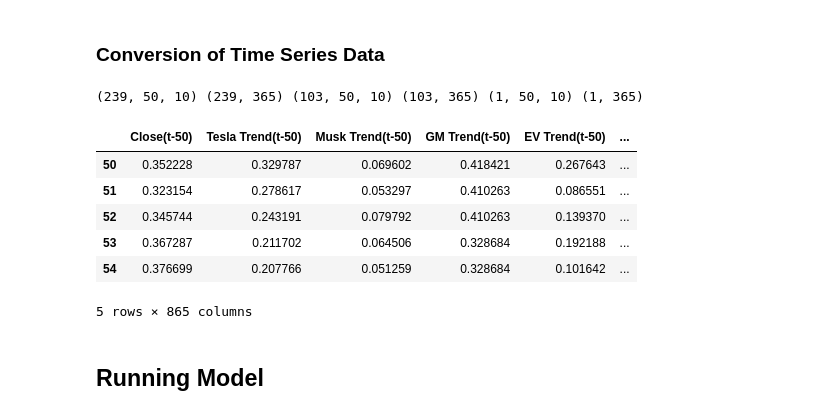
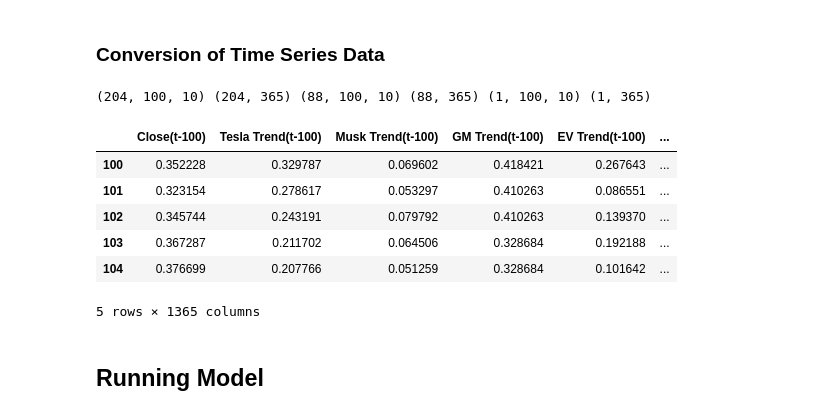
Before and after one commit to TLChilton/Senior_Capstone, a Jupyter notebook: Thomas/LSTMTestBed.ipynb, the cells around one changed output. Drawn from its saved outputs; the diff is of its cells as text; code cells hidden in the pictures.

```diff
--- a/Thomas/LSTMTestBed.ipynb
+++ b/Thomas/LSTMTestBed.ipynb
@@ -132,44 +132,44 @@ values = values.astype('float32')
 scaler = MinMaxScaler(feature_range=(0,1))
 scaled = scaler.fit_transform(values)
 # %%
-n_in = 50                # look back
+n_in = 100                # look back
 n_out =  365             # look forward
 n_predict = 1          # n_predict = number of data points you want to predict / n_out
 percent_train = 0.70    # percent as decimal
 
 # frame as supervised learning
 reframed = series_to_supervised(scaled, df.columns, n_in, n_out)
 # Drop Columns of Variables We Aren't Predicting
 for i in range(1, n_out):
 #   reframed.drop(reframed.loc[:, ('Open(t+%i)' %(i)):('Low(t+%i)' %(i))], axis=1, inplace=True)
     reframed.drop(reframed.loc[:, ('Tesla Trend(t+%i)' %(i)):('Year(t+%i)' %(i))], axis=1, inplace=True)
 #reframed.drop(reframed.loc[:, 'Open(t)':'Low(t)'], axis=1, inplace=True)
 reframed.drop(reframed.loc[:, 'Tesla Trend(t)':'Year(t)'], axis=1, inplace=True)
 
 y_vals = reframed.iloc[:,n_out*-1:].values
 x_vals = reframed.iloc[:,:n_out*-1].values
 # split into train, test, and prediction sets
 n_train = floor((len(x_vals)-n_predict) * percent_train)
 # split into input and outputs
 train_X, train_y = x_vals[:n_train, :], y_vals[:n_train, :]
 test_X, test_y = x_vals[n_train:len(x_vals)-n_predict, :], y_vals[n_train:len(y_vals)-n_predict, :]
 predict_X, predict_y = x_vals[len(x_vals)-n_predict:, :], y_vals[len(y_vals)-n_predict:, :]
 # reshape input to be 3D [samples, timesteps, features]
 train_X = train_X.reshape((n_train, n_in, len(df.columns)))
 test_X = test_X.reshape((test_X.shape[0], n_in, len(df.columns)))
 predict_X = predict_X.reshape((n_predict, n_in, len(df.columns)))
 
 print(train_X.shape, train_y.shape, test_X.shape, test_y.shape, predict_X.shape, predict_y.shape)
 reframed.head()
 # %% [output]
-(239, 50, 10) (239, 365) (103, 50, 10) (103, 365) (1, 50, 10) (1, 365)
+(204, 100, 10) (204, 365) (88, 100, 10) (88, 365) (1, 100, 10) (1, 365)
-|  | Close(t-50) | Tesla Trend(t-50) | Musk Trend(t-50) | GM Trend(t-50) | EV Trend(t-50) | ... |
-| 50 | 0.352228 | 0.329787 | 0.069602 | 0.418421 | 0.267643 | ... |
-| 51 | 0.323154 | 0.278617 | 0.053297 | 0.410263 | 0.086551 | ... |
-| 52 | 0.345744 | 0.243191 | 0.079792 | 0.410263 | 0.139370 | ... |
-| 53 | 0.367287 | 0.211702 | 0.064506 | 0.328684 | 0.192188 | ... |
-| 54 | 0.376699 | 0.207766 | 0.051259 | 0.328684 | 0.101642 | ... |
+|  | Close(t-100) | Tesla Trend(t-100) | Musk Trend(t-100) | GM Trend(t-100) | EV Trend(t-100) | ... |
+| 100 | 0.352228 | 0.329787 | 0.069602 | 0.418421 | 0.267643 | ... |
+| 101 | 0.323154 | 0.278617 | 0.053297 | 0.410263 | 0.086551 | ... |
+| 102 | 0.345744 | 0.243191 | 0.079792 | 0.410263 | 0.139370 | ... |
+| 103 | 0.367287 | 0.211702 | 0.064506 | 0.328684 | 0.192188 | ... |
+| 104 | 0.376699 | 0.207766 | 0.051259 | 0.328684 | 0.101642 | ... |
-5 rows × 865 columns
+5 rows × 1365 columns
 # %% [markdown]
 ## Running Model
 # %% [markdown]
```
Also changed, not shown: parts of 6 cells of this notebook.
